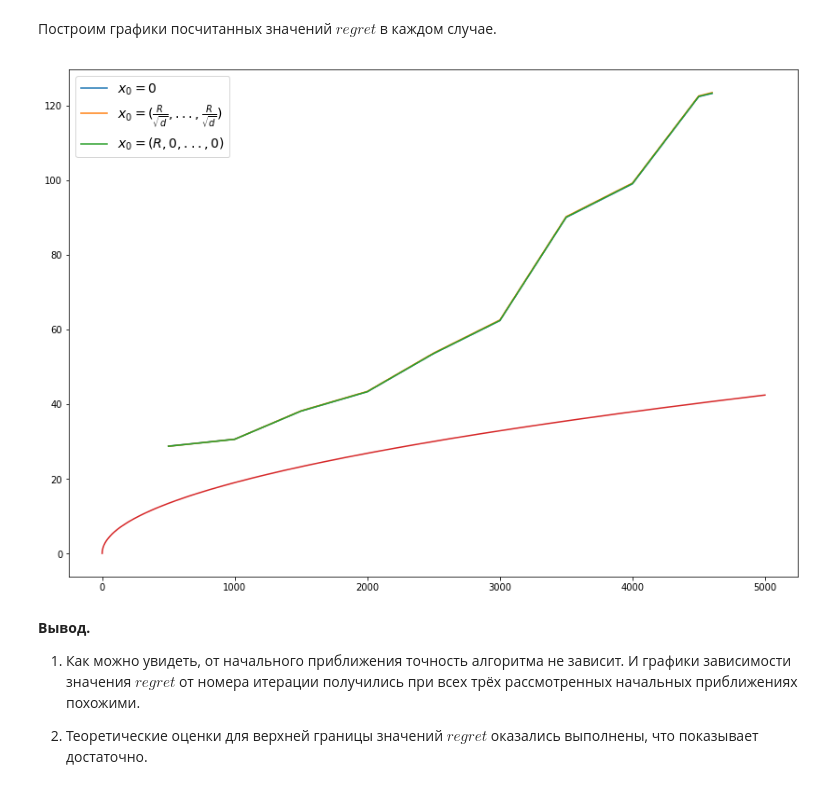
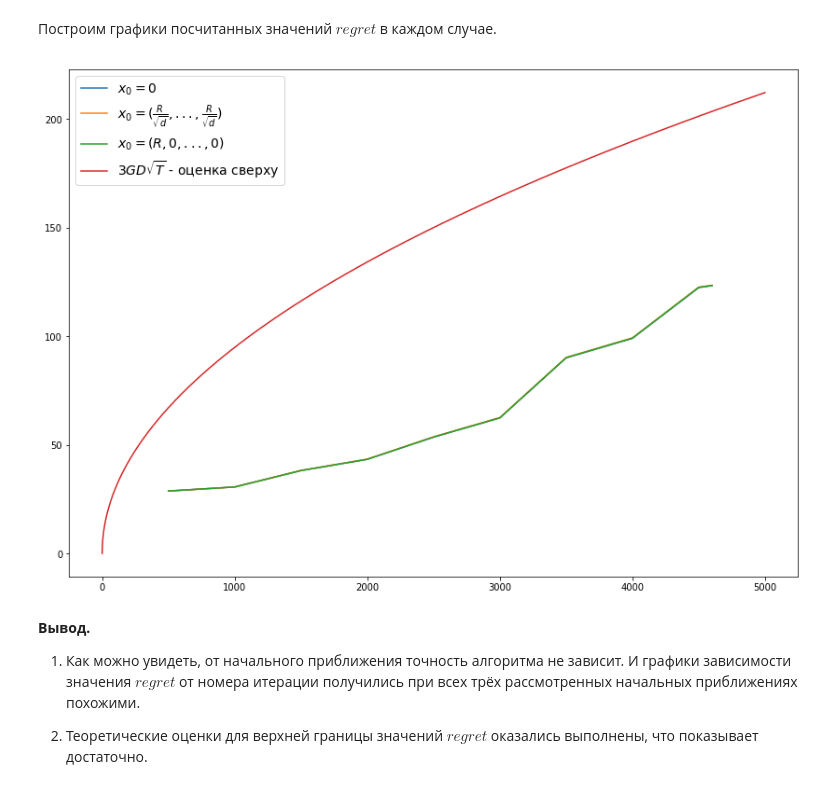
Before and after one commit to MikeLepekhin/Online-Convex-Optimisation, a Jupyter notebook: project.ipynb, the cells around one changed output. Saved outputs shown, nothing was run; the diff lists cells and outputs as text; code cells hidden in the pictures.

```diff
--- a/project.ipynb
+++ b/project.ipynb
@@ -64,10 +64,12 @@ y = spam_data[57].values
 Чтобы не считать значения `regret`, можно не передавать 3 параметр в функцию `online_gradient_descent`.
 # %%
 R = 1.0
-G = 0.1
+G = 0.5
 D = 2.0 * R
 
 M = 100.0*R
+
+#объявление необходимых функций
 
 def proection(x):
     if np.linalg.norm(x) <= R:
@@ -75,7 +77,7 @@ def proection(x):
     return x / np.linalg.norm(x) * R
 
 def grad(x, w):
-    return (np.dot(x, w) + M) / (4.0*M**2) * w
+    return (np.dot(x, w) + M) / (2.0*M**2) * w
 
 def calc_opt_value(x_list, y_list):
     w = cvx.Variable(d)
@@ -107,20 +109,3 @@ def online_gradient_descent(x0, T, regrets=None):
             regrets.append((t, calc_regret(cur_sum, np.array(x_list), y[:t])))
         t += 1
     return x
-
-def try_online_gd(x0):
-    regrets = []
-    a = online_gradient_descent(x0, len(spam_data), regrets)
-    dots = np.dot(X, a)
-    predict = (np.sign(dots) + 1.0) / 2
-    regrets = np.array(regrets)
-
-    success = len(predict[predict == y])
-    print('accuracy: ', float(success) / len(spam_data))
-    print('regrets: ', regrets[:, 1])
-    return (regrets[:, 0], regrets[:, 1])
-
-regret_matr = []
-regret_matr.append(try_online_gd(np.zeros(d)))
-regret_matr.append(try_online_gd(np.ones(d) * R / (float(d)**0.5)))
-regret_matr.append(try_online_gd(np.hstack(([R], np.zeros(d - 1)))))
@@ -142,20 +144,23 @@ regret_matr.append(try_online_gd(np.hstack(([R], np.zeros(d - 1)))))
 # %%
 def plot_gd_regrets(regrets, labels=['$x_0=0$',
                                   '$x_0=(\\frac{R}{\\sqrt{d}}, ..., \\frac{R}{\\sqrt{d}})$',
                                   '$x_0=(R, 0, ..., 0)$']):
     plt.figure(figsize=(14, 10))
     for (regret, label) in zip(regrets, labels):
         plt.plot(regret[0], regret[1], label=label)
 
     grid = np.linspace(0, 5000, 100000)
-    plt.plot(grid, 3.0*D*G*(grid**0.5))
+    plt.plot(grid, 3.0*D*G*(grid**0.5), label=u'$3GD\\sqrt{T}$ - оценка сверху')
 
     plt.legend(fontsize=14)
+    plt.title(u'Зависимость значения regret от итерации', fontsize=20)
+    plt.xlabel(u'n iteration')
+    plt.ylabel('value')
     plt.show()
 
 plot_gd_regrets(np.array(regret_matr))
 # %% [output]
-[figure, old version]
+[figure, new version]
 # %% [markdown]
 **Вывод.**
 
```
Also changed, not shown: parts of 2 cells of this notebook.
